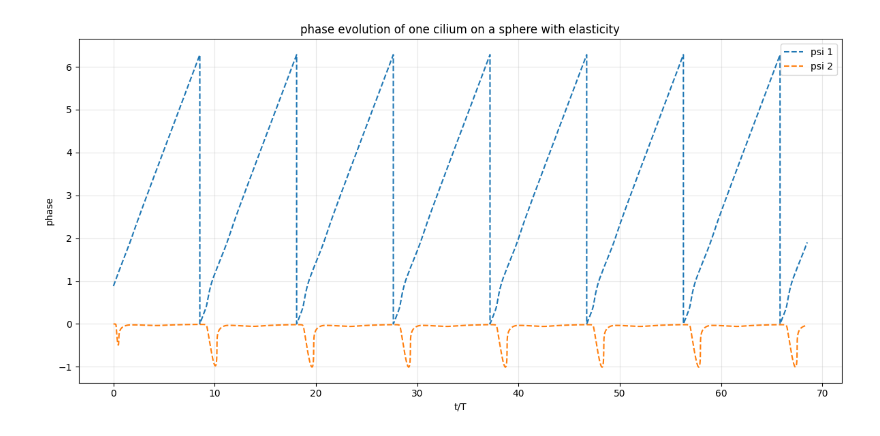
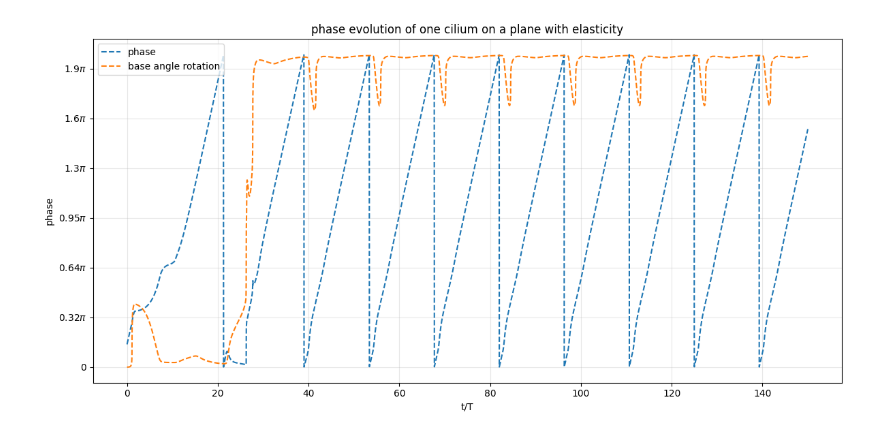
Before and after one commit to Biofluid-Dynamics-Group/cuda-filaments, a Jupyter notebook: analysis/view_phase.ipynb, the cells around one changed output. Cells and saved outputs as stored; diff of their text form; code cells hidden in the pictures.

```diff
--- a/analysis/view_phase.ipynb
+++ b/analysis/view_phase.ipynb
@@ -2,24 +2,45 @@
 import numpy as np
 import matplotlib.pyplot as plt
 # %%
-path_1_c = '../data/plane_test_1_global_var_change_moretimesteps/20250520/ciliate_1fil_9000blob_8.00R_0.0010torsion_0.2182tilt_0.3000f_eff_1.4960theta0_0.0000freqshift_true_states.dat'
+from matplotlib.ticker import FuncFormatter
+
+path_1_c = '../data/plane_1_7500steps/20250520/ciliate_1fil_9000blob_8.00R_0.0010torsion_0.2182tilt_0.3000f_eff_1.4960theta0_0.0000freqshift_true_states.dat'
 
 data = np.loadtxt(path_1_c)
 time = data[:, 0] / 500.0
 psi1 = np.mod(data[:, 2], 2*np.pi)
 psi2 = data[:, 3]
 
+def multiple_pi_formatter(x, pos):
+  frac = x / np.pi
+  if np.isclose(frac, 0):
+    return "0"
+  elif np.isclose(frac, 1):
+    return r"$\pi$"
+  elif np.isclose(frac, -1):
+    return r"$-\pi$"
+  elif np.isclose(frac, 2):
+    return r"$2\pi$"
+  elif np.isclose(frac, -2):
+    return r"$-2\pi$"
+  else:
+    return r"${0:.2g}\pi$".format(frac)
+
 # Create a single figure with both plots
 plt.figure(figsize=(12, 6))
-plt.plot(time, psi1, label='psi 1', linestyle='--')
-plt.plot(time, psi2, label='psi 2', linestyle='--')
+plt.plot(time, psi1, label='phase', linestyle='--')
+plt.plot(time, psi2, label='base angle rotation', linestyle='--')
 
 plt.xlabel('t/T')
 plt.ylabel('phase')
-plt.title('phase evolution of one cilium on a sphere with elasticity')
+plt.title('phase evolution of one cilium on a plane with elasticity')
 plt.legend()
 plt.grid(True, alpha=0.3)
+
+# Apply the multiple_pi_formatter to the y-axis
+plt.gca().yaxis.set_major_formatter(FuncFormatter(multiple_pi_formatter))
+
 plt.tight_layout()
 plt.show()
 # %% [output]
-[figure, old version]
+[figure, new version]
```
Also changed, not shown: 4 other files.
